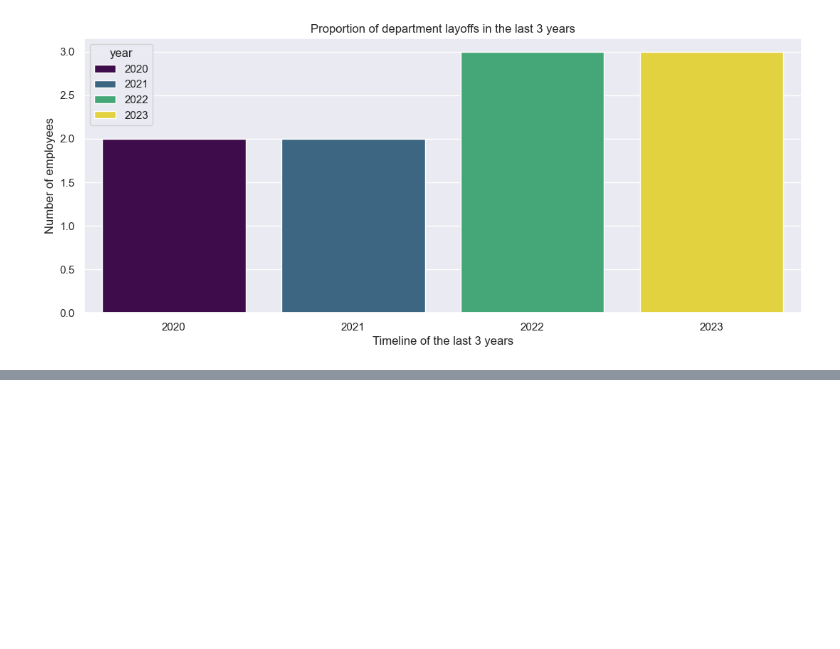
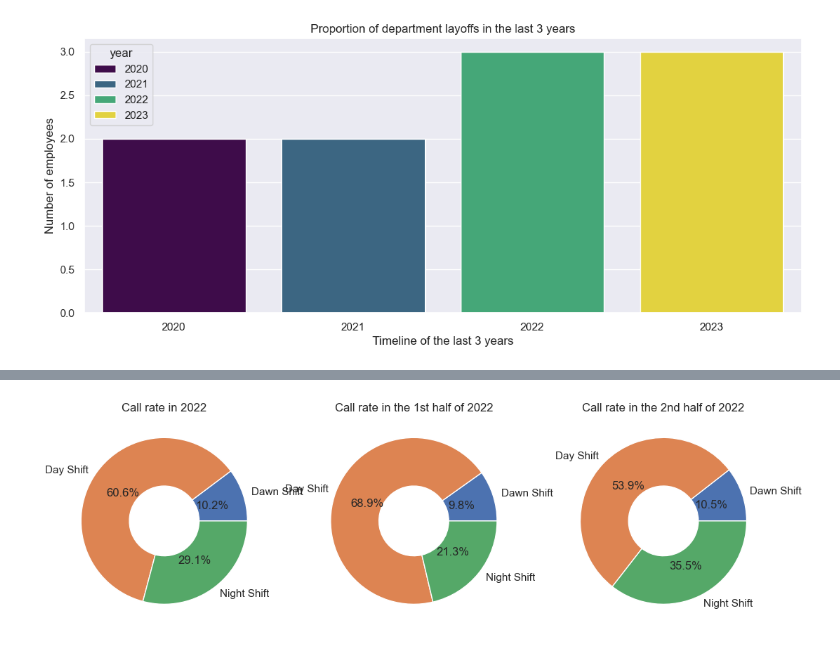
Before and after one commit to erickvieiras/callcenter_performance, a Jupyter notebook: notebook/callcenter.ipynb, the cells around one changed output, grey strips where cells are left out. Saved outputs shown, nothing was run; the diff lists cells and outputs as text; code cells hidden in the pictures; blank space fills up the shorter version.

```diff
--- a/notebook/callcenter.ipynb
+++ b/notebook/callcenter.ipynb
@@ -419,0 +507,22 @@ plt.show()
+# %%
+plt.subplot(1,3,1)
+aux2 = df5.loc[df5['year'] == 2022]
+aux2 = aux2.groupby('day_period')['calls_taken'].count().reset_index()
+plt.pie(aux2['calls_taken'], labels=aux2['day_period'], autopct='%1.1f%%', wedgeprops=dict(width=0.58))
+plt.title('Call rate in 2022')
+
+plt.subplot(1,3,2)
+aux1 = df5.loc[(df5['year'] == 2022) & (df5['number_month'] <=6)]
+aux1 = aux1.groupby('day_period')['calls_taken'].count().reset_index()
+plt.pie(aux1['calls_taken'], labels=aux1['day_period'], autopct='%1.1f%%', wedgeprops=dict(width=0.58))
+plt.title('Call rate in the 1st half of 2022')
+
+plt.subplot(1,3,3)
+aux3 = df5.loc[(df5['year'] == 2022) & (df5['number_month'] >= 6)]
+aux3 = aux3.groupby('day_period')['calls_taken'].count().reset_index()
+plt.pie(aux3['calls_taken'], labels=aux3['day_period'], autopct='%1.1f%%', wedgeprops=dict(width=0.58))
+plt.title('Call rate in the 2nd half of 2022')
+
+plt.show()
+# %% [output]
+[figure, added]
```
Also changed, not shown: parts of 45 cells of this notebook.
